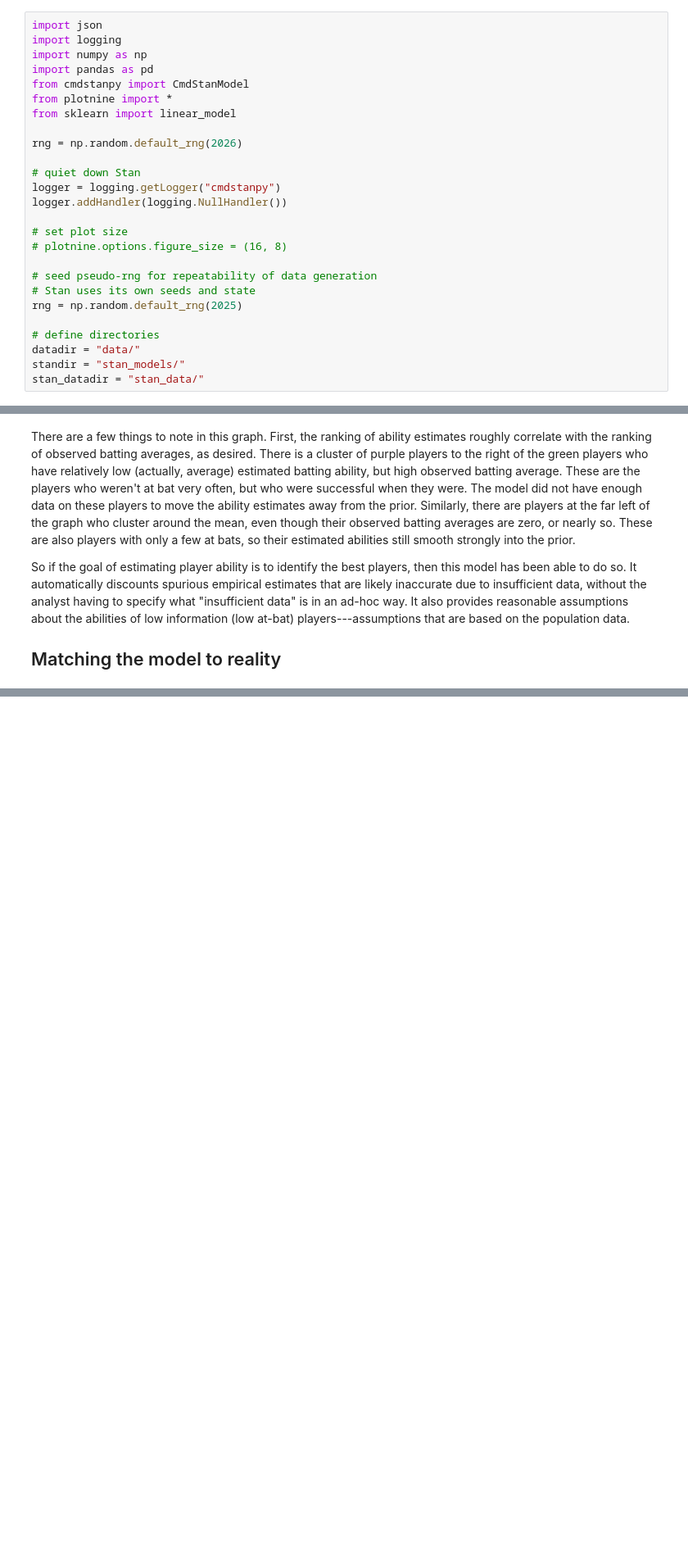
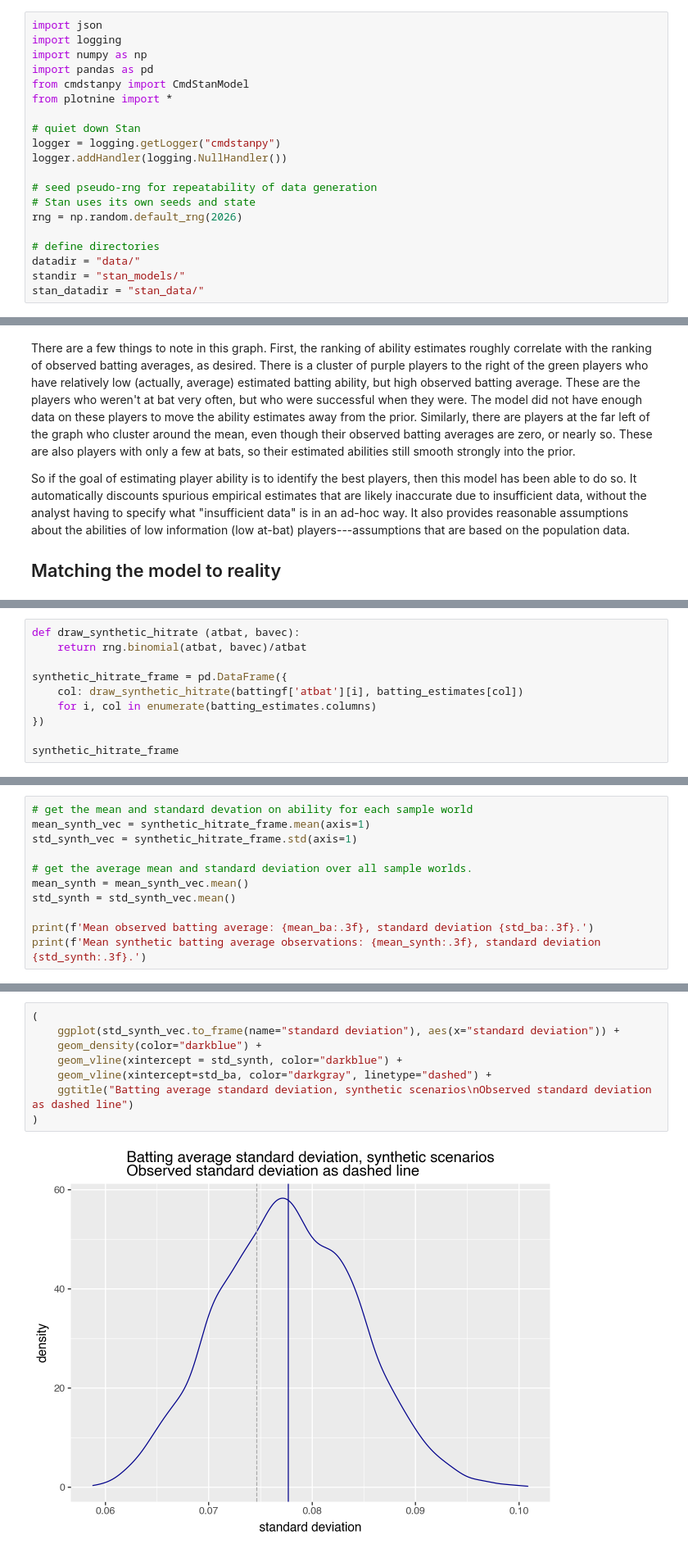
Before and after one commit to WinVector/WVExamples, a Jupyter notebook: BattingEstimation_Stan/baseball_stats.ipynb, the cells around one changed output, grey strips where cells are left out. Shown at 82% size. Saved outputs shown, nothing was run; the diff lists cells and outputs as text; blank space fills up the shorter version.

```diff
--- a/BattingEstimation_Stan/baseball_stats.ipynb
+++ b/BattingEstimation_Stan/baseball_stats.ipynb
@@ -5,20 +5,14 @@ import numpy as np
 import pandas as pd
 from cmdstanpy import CmdStanModel
 from plotnine import *
-from sklearn import linear_model
-
-rng = np.random.default_rng(2026)
 
 # quiet down Stan
 logger = logging.getLogger("cmdstanpy")
 logger.addHandler(logging.NullHandler())
 
-# set plot size
-# plotnine.options.figure_size = (16, 8)
-
 # seed pseudo-rng for repeatability of data generation
 # Stan uses its own seeds and state
-rng = np.random.default_rng(2025)
+rng = np.random.default_rng(2026)
 
 # define directories
 datadir = "data/"
@@ -497,0 +528,10 @@ The next two players (as ranked by probability of being best) are Ronald Acuña,
+# %%
+def draw_synthetic_hitrate (atbat, bavec):
+    return rng.binomial(atbat, bavec)/atbat
+
+synthetic_hitrate_frame = pd.DataFrame({
+    col: draw_synthetic_hitrate(battingf['atbat'][i], batting_estimates[col])
+    for i, col in enumerate(batting_estimates.columns)
+})
+
+synthetic_hitrate_frame
@@ -497,0 +552,11 @@ The next two players (as ranked by probability of being best) are Ronald Acuña,
+# %%
+# get the mean and standard devation on ability for each sample world
+mean_synth_vec = synthetic_hitrate_frame.mean(axis=1)
+std_synth_vec = synthetic_hitrate_frame.std(axis=1)
+
+# get the average mean and standard deviation over all sample worlds.
+mean_synth = mean_synth_vec.mean()
+std_synth = std_synth_vec.mean()
+
+print(f'Mean observed batting average: {mean_ba:.3f}, standard deviation {std_ba:.3f}.')
+print(f'Mean synthetic batting average observations: {mean_synth:.3f}, standard deviation {std_synth:.3f}.')
@@ -497,0 +566,10 @@ The next two players (as ranked by probability of being best) are Ronald Acuña,
+# %%
+(
+    ggplot(std_synth_vec.to_frame(name="standard deviation"), aes(x="standard deviation")) +
+    geom_density(color="darkblue") +
+    geom_vline(xintercept = std_synth, color="darkblue") +
+    geom_vline(xintercept=std_ba, color="darkgray", linetype="dashed") +
+    ggtitle("Batting average standard deviation, synthetic scenarios\nObserved standard deviation as dashed line")
+)
+# %% [output]
+[figure, added]
```
Also changed, not shown: parts of 25 cells of this notebook, 21 other files.
